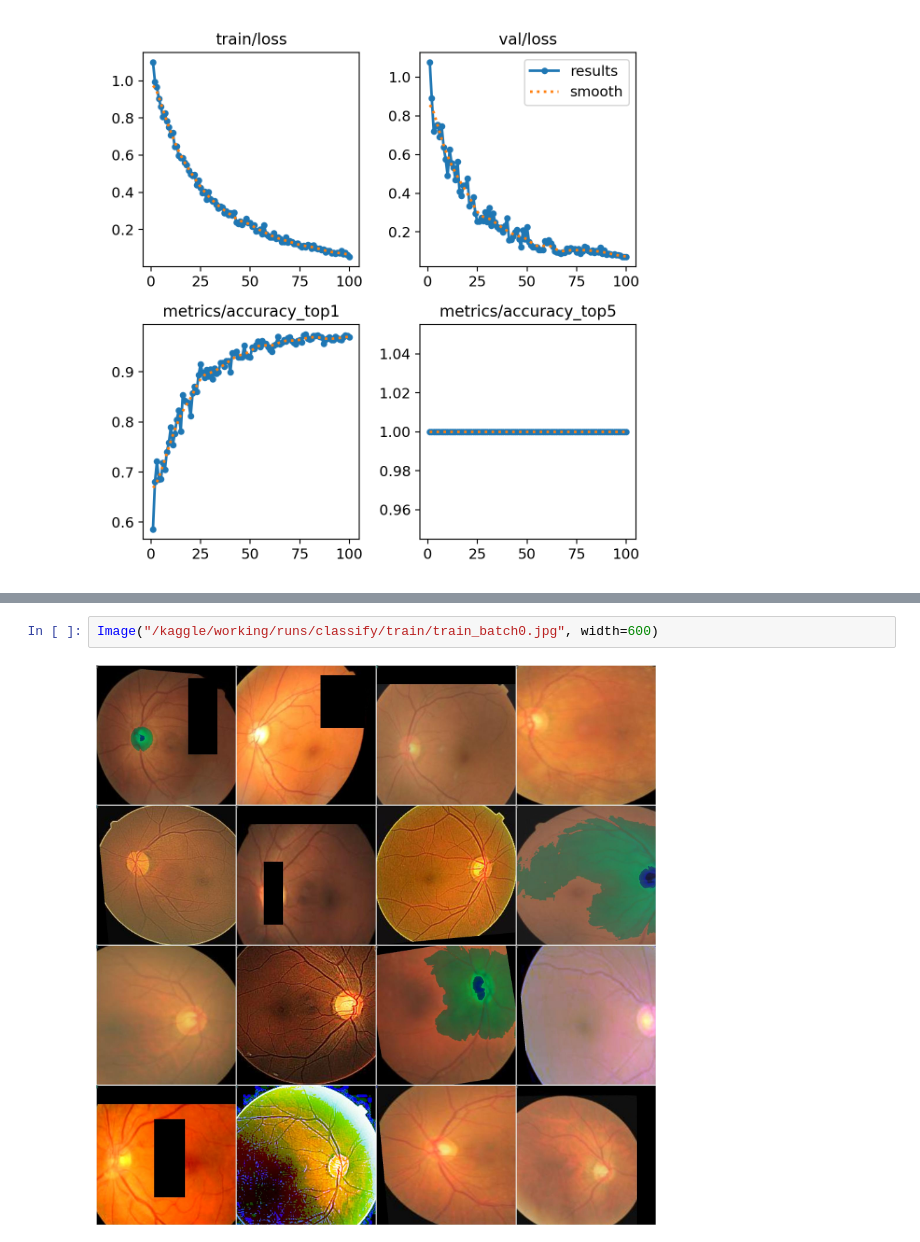
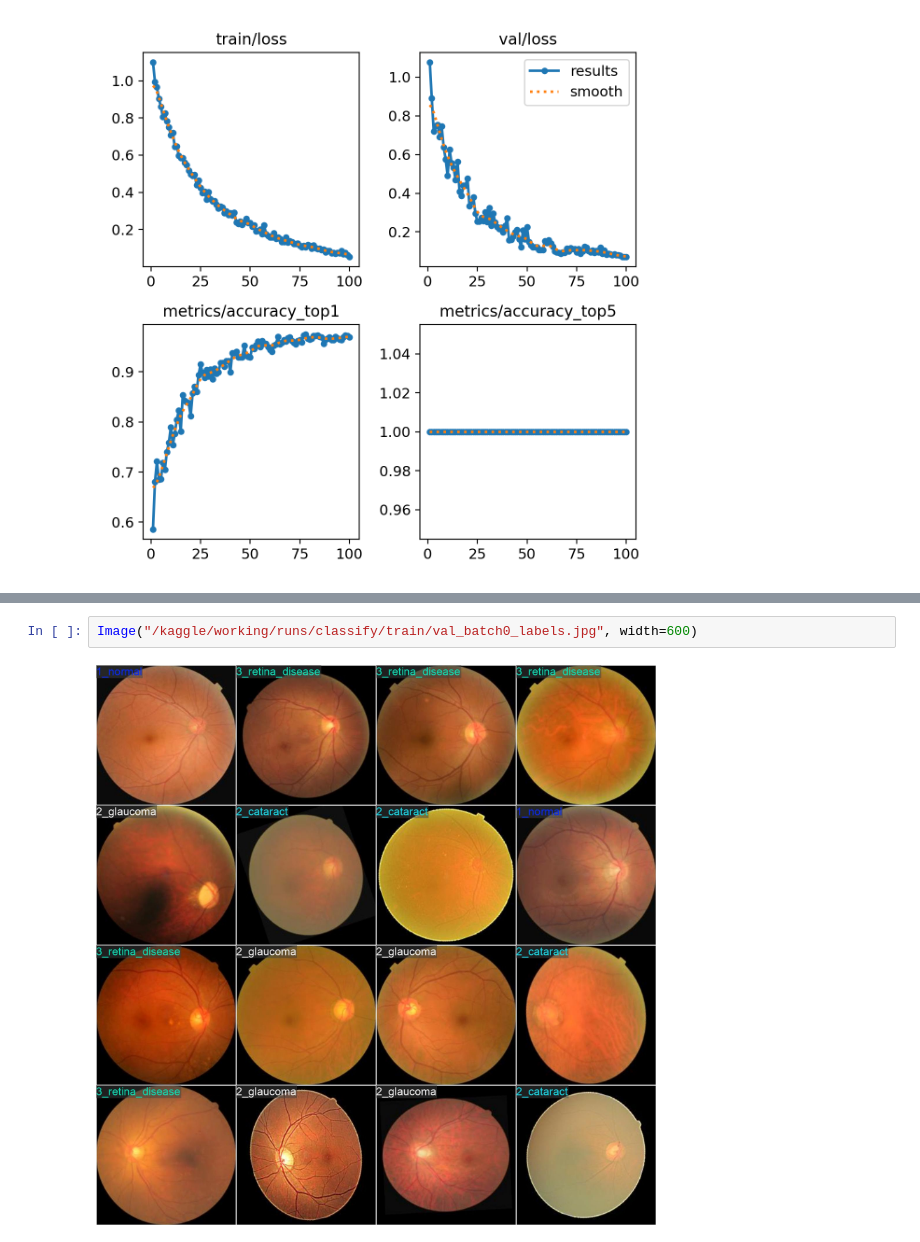
Before and after one commit to abuhurayraniloy/ml-project, a Jupyter notebook: retinal-disease-detection.ipynb, the cells around one changed output, grey strips where cells are left out. Cells and saved outputs as stored; diff of their text form.

```diff
--- a/retinal-disease-detection.ipynb
+++ b/retinal-disease-detection.ipynb
@@ -106,5 +119,5 @@ Image("/kaggle/working/runs/classify/train/confusion_matrix.png", width=600)
 # %%
-Image("/kaggle/working/runs/classify/train/train_batch0.jpg", width=600)
+Image("/kaggle/working/runs/classify/train/val_batch0_labels.jpg", width=600)
 # %% [output]
-[figure, old version]
+[figure, new version]
 # %%
```
Also changed, not shown: parts of 12 cells of this notebook.
